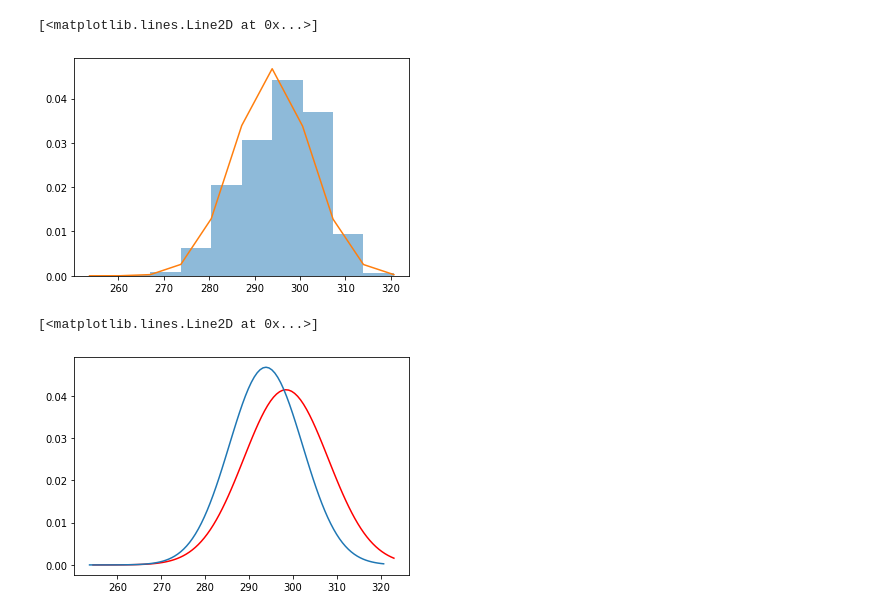
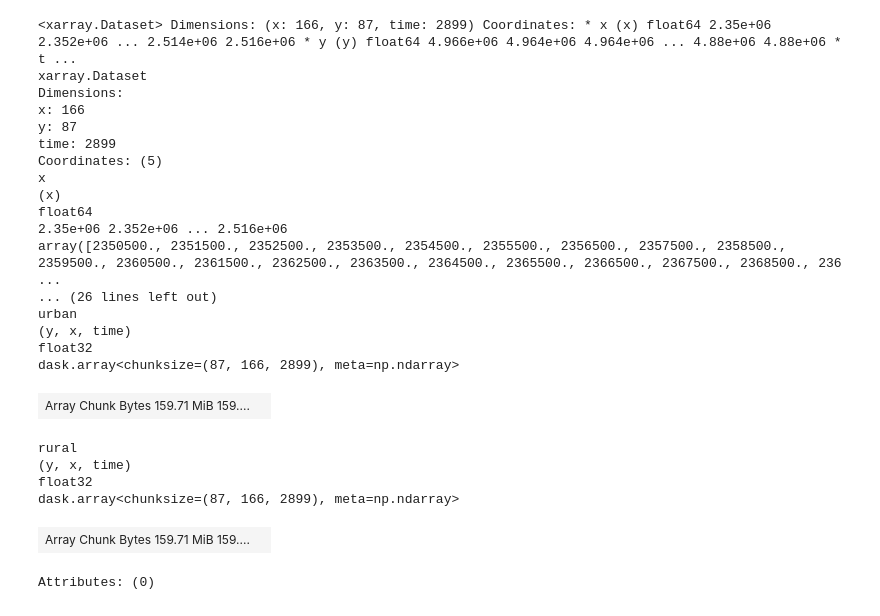
Before and after one commit to donmezkutay/ATMOS22-Paper-Codes, a Jupyter notebook: modis_pdf_analysis.ipynb, the cells around one changed output. Saved outputs shown, nothing was run; the diff lists cells and outputs as text; code cells hidden in the pictures.

```diff
--- a/modis_pdf_analysis.ipynb
+++ b/modis_pdf_analysis.ipynb
@@ -99,14 +29,49 @@ plt.plot(bins2, best_fit_line2, color='red')
-# %%
-_, bins2, _ = plt.hist(dt_modis_rural_flat, 10, density=1, alpha=0.5)
-mu, sigma = scipy.stats.norm.fit(dt_modis_rural_flat)
-best_fit_line2 = scipy.stats.norm.pdf(bins, mu, sigma)
-plt.plot(bins2, best_fit_line2)
-# %% [output]
-[<matplotlib.lines.Line2D at 0x...>]
-[figure, removed]
-# %%
-plt.plot(bins, best_fit_line, color='red')
-plt.plot(bins2, best_fit_line2)
-# %% [output]
-[<matplotlib.lines.Line2D at 0x...>]
-[figure, removed]
+# %%
+modis_data_dict = {}
+# add urban and rural variables to the given province modis data
+for province in provinces:
+
+    # open reprojected modis and land use data
+    lu_repr, modis_repr = reproject_modis_landuse_data(province, source_type)
+
+    # classify land use data to urban and rural tiles
+    lu_repr_class = classify_urban_rural(lu_repr.sel(time=lu_year), urban_tiles, rural_tiles)
+
+    # K to C
+    modis_repr = modis_repr - 273.15
+
+    # remove automatically created very big values (due to reprojection) and make a dataset
+    modis_repr_copy = xr.where(modis_repr>500, np.nan, modis_repr).to_dataset(name='temp')
+
+    # assign new variables named 'urban' and 'rural' containing the 'urban' and 'rural' tiles, respectively
+    modis_repr_copy_class = modis_repr_copy.assign(urban=lambda x: xr.where(lu_repr_class==1, x.temp, np.nan))
+    modis_repr_copy_class = modis_repr_copy_class.assign(rural=lambda x: xr.where(lu_repr_class==0, x.temp, np.nan))
+
+    modis_data_dict[province] = modis_repr_copy_class
+# %%
+modis_data_dict['istanbul']
+# %% [output]
+<xarray.Dataset> Dimensions: (x: 166, y: 87, time: 2899) Coordinates: * x (x) float64 2.35e+06 2.352e+06 ... 2.514e+06 2.516e+06 * y (y) float64 4.966e+06 4.964e+06 4.964e+06 ... 4.88e+06 4.88e+06 * t ...
+xarray.Dataset
+Dimensions:
+x: 166
+y: 87
+time: 2899
+Coordinates: (5)
+x
+(x)
+float64
+2.35e+06 2.352e+06 ... 2.516e+06
+array([2350500., 2351500., 2352500., 2353500., 2354500., 2355500., 2356500., 2357500., 2358500., 2359500., 2360500., 2361500., 2362500., 2363500., 2364500., 2365500., 2366500., 2367500., 2368500., 236 ...
+... (26 lines left out)
+urban
+(y, x, time)
+float32
+dask.array<chunksize=(87, 166, 2899), meta=np.ndarray>
+| Array Chunk Bytes 159.71 MiB 159.... |  |
+rural
+(y, x, time)
+float32
+dask.array<chunksize=(87, 166, 2899), meta=np.ndarray>
+| Array Chunk Bytes 159.71 MiB 159.... |  |
+Attributes: (0)
```
Also changed, not shown: parts of 22 cells of this notebook, 2 other files.
